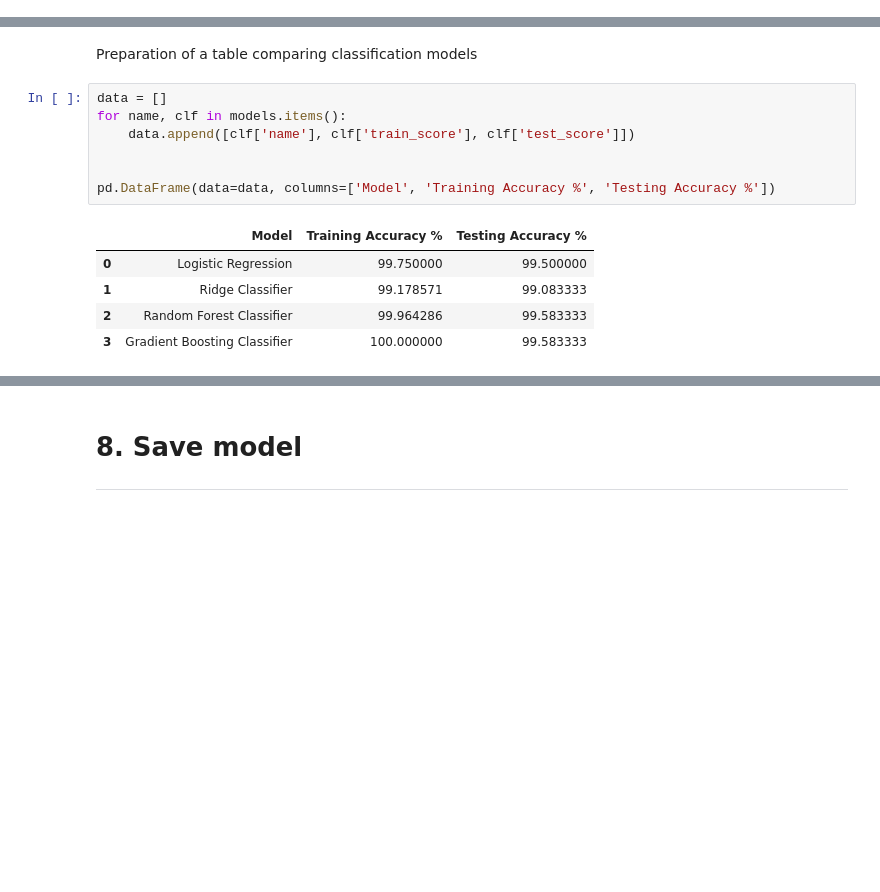
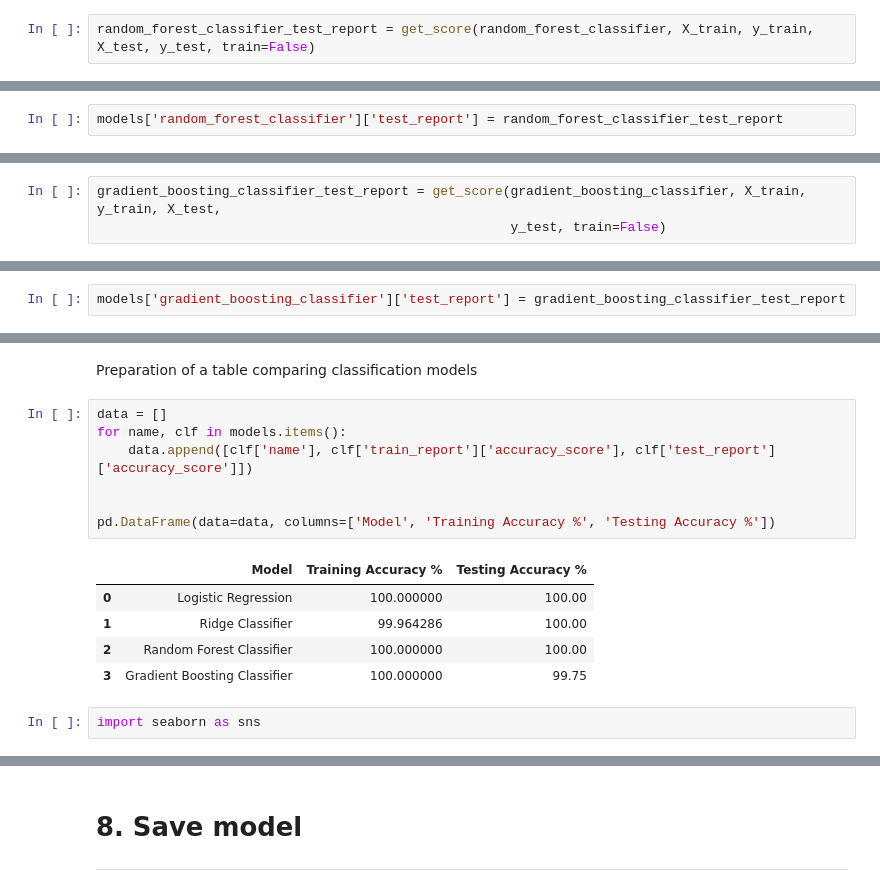
Before and after one commit to JanSzewczyk/hands-control-system, a Jupyter notebook: hands-gesture-classifier.ipynb, the cells around one changed output, grey strips where cells are left out. Saved outputs shown, nothing was run; the diff lists cells and outputs as text; blank space fills up the shorter version.

```diff
--- a/hands-gesture-classifier.ipynb
+++ b/hands-gesture-classifier.ipynb
@@ -638,0 +660,2 @@ Add for each model:
+# %%
+random_forest_classifier_test_report = get_score(random_forest_classifier, X_train, y_train, X_test, y_test, train=False)
@@ -638,0 +680,2 @@ Add for each model:
+# %%
+models['random_forest_classifier']['test_report'] = random_forest_classifier_test_report
@@ -638,0 +684,3 @@ Add for each model:
+# %%
+gradient_boosting_classifier_test_report = get_score(gradient_boosting_classifier, X_train, y_train, X_test,
+                                                     y_test, train=False)
@@ -639,3 +705,5 @@ Add for each model:
+# %%
+models['gradient_boosting_classifier']['test_report'] = gradient_boosting_classifier_test_report
 # %% [markdown]
 # 7. Compare the results
 ---
@@ -644,13 +712,15 @@ Preparation of a table comparing classification models
 # %%
 data = []
 for name, clf in models.items():
-    data.append([clf['name'], clf['train_score'], clf['test_score']])
+    data.append([clf['name'], clf['train_report']['accuracy_score'], clf['test_report']['accuracy_score']])
 
 
 pd.DataFrame(data=data, columns=['Model', 'Training Accuracy %', 'Testing Accuracy %'])
 # %% [output]
 |  | Model | Training Accuracy % | Testing Accuracy % |
-| 0 | Logistic Regression | 99.750000 | 99.500000 |
-| 1 | Ridge Classifier | 99.178571 | 99.083333 |
-| 2 | Random Forest Classifier | 99.964286 | 99.583333 |
-| 3 | Gradient Boosting Classifier | 100.000000 | 99.583333 |
+| 0 | Logistic Regression | 100.000000 | 100.00 |
+| 1 | Ridge Classifier | 99.964286 | 100.00 |
+| 2 | Random Forest Classifier | 100.000000 | 100.00 |
+| 3 | Gradient Boosting Classifier | 100.000000 | 99.75 |
+# %%
+import seaborn as sns
```
Also changed, not shown: parts of 48 cells of this notebook, 1 other file.
